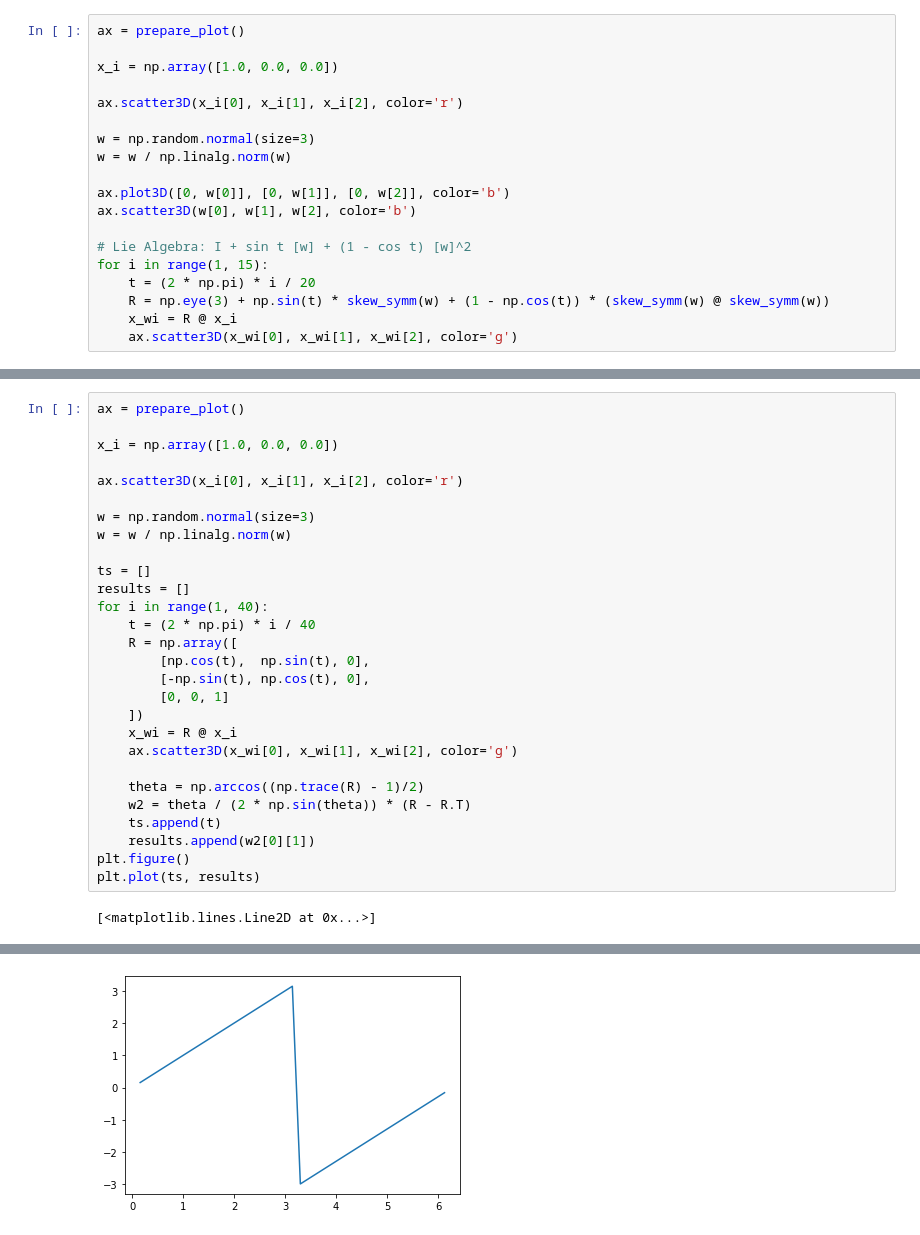
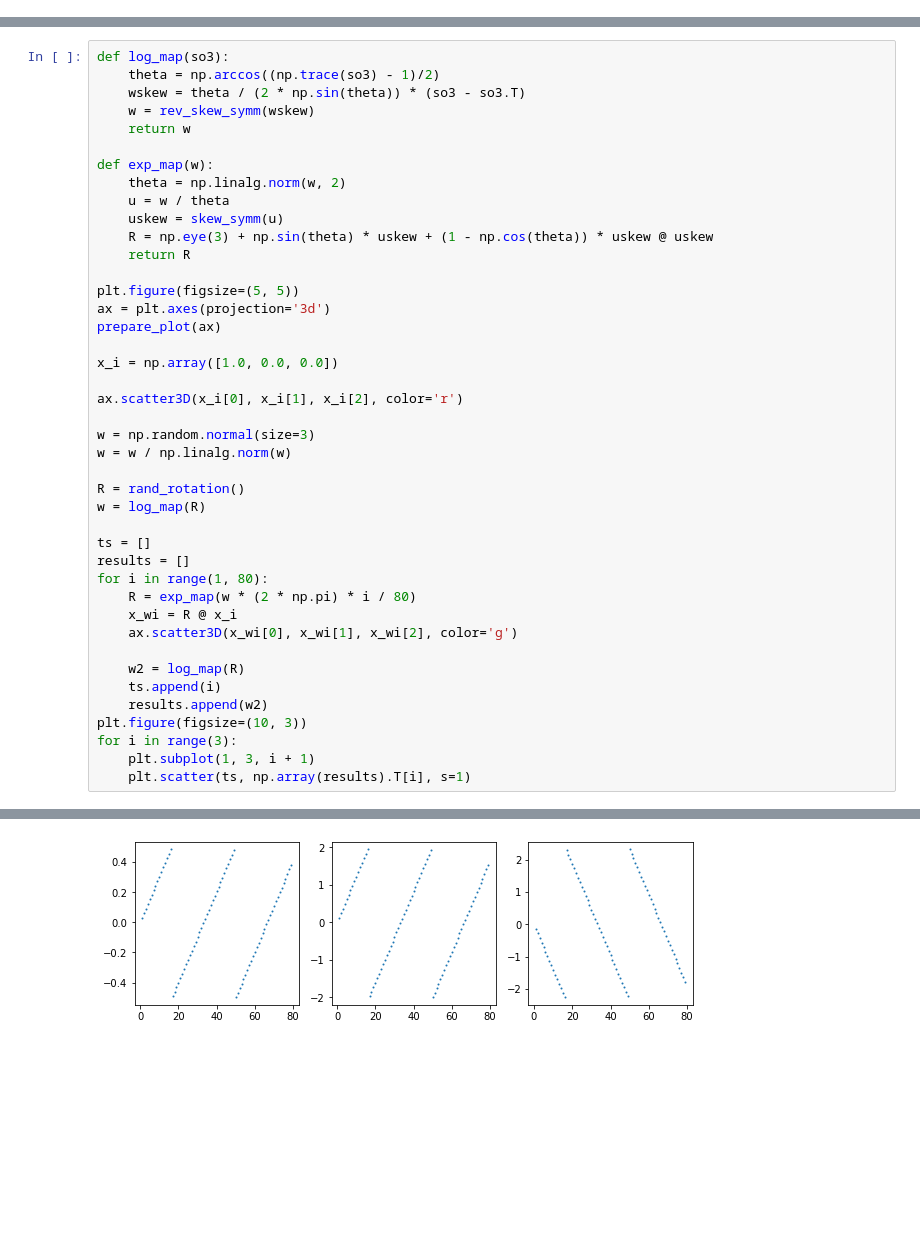
Before and after one commit to dugu9sword/mlvis, a Jupyter notebook: so3.ipynb, the cells around one changed output, grey strips where cells are left out. Cells and saved outputs as stored; diff of their text form; blank space fills up the shorter version.

```diff
--- a/so3.ipynb
+++ b/so3.ipynb
@@ -87,19 +248,0 @@ for i in range(10):
-# %%
-ax = prepare_plot()
-
-x_i = np.array([1.0, 0.0, 0.0])
-
-ax.scatter3D(x_i[0], x_i[1], x_i[2], color='r')
-
-w = np.random.normal(size=3)
-w = w / np.linalg.norm(w)
-
-ax.plot3D([0, w[0]], [0, w[1]], [0, w[2]], color='b')
-ax.scatter3D(w[0], w[1], w[2], color='b')
-
-# Lie Algebra: I + sin t [w] + (1 - cos t) [w]^2
-for i in range(1, 15):
-    t = (2 * np.pi) * i / 20
-    R = np.eye(3) + np.sin(t) * skew_symm(w) + (1 - np.cos(t)) * (skew_symm(w) @ skew_symm(w))
-    x_wi = R @ x_i
-    ax.scatter3D(x_wi[0], x_wi[1], x_wi[2], color='g')
@@ -122,5 +266,20 @@ $$
 # %%
-ax = prepare_plot()
+def log_map(so3):
+    theta = np.arccos((np.trace(so3) - 1)/2)
+    wskew = theta / (2 * np.sin(theta)) * (so3 - so3.T)
+    w = rev_skew_symm(wskew)
+    return w
+
+def exp_map(w):
+    theta = np.linalg.norm(w, 2)
+    u = w / theta
+    uskew = skew_symm(u)
+    R = np.eye(3) + np.sin(theta) * uskew + (1 - np.cos(theta)) * uskew @ uskew
+    return R
+
+plt.figure(figsize=(5, 5))
+ax = plt.axes(projection='3d')
+prepare_plot(ax)
 
 x_i = np.array([1.0, 0.0, 0.0])
 
@@ -129,23 +288,21 @@ ax.scatter3D(x_i[0], x_i[1], x_i[2], color='r')
 w = np.random.normal(size=3)
 w = w / np.linalg.norm(w)
 
+R = rand_rotation()
+w = log_map(R)
+
 ts = []
 results = []
-for i in range(1, 40):
-    t = (2 * np.pi) * i / 40
-    R = np.array([
-        [np.cos(t),  np.sin(t), 0],
-        [-np.sin(t), np.cos(t), 0],
-        [0, 0, 1]
-    ])
+for i in range(1, 80):
+    R = exp_map(w * (2 * np.pi) * i / 80)
     x_wi = R @ x_i
     ax.scatter3D(x_wi[0], x_wi[1], x_wi[2], color='g')
 
-    theta = np.arccos((np.trace(R) - 1)/2)
-    w2 = theta / (2 * np.sin(theta)) * (R - R.T)
-    ts.append(t)
-    results.append(w2[0][1])
-plt.figure()
-plt.plot(ts, results)
+    w2 = log_map(R)
+    ts.append(i)
+    results.append(w2)
+plt.figure(figsize=(10, 3))
+for i in range(3):
+    plt.subplot(1, 3, i + 1)
+    plt.scatter(ts, np.array(results).T[i], s=1)
 # %% [output]
-[<matplotlib.lines.Line2D at 0x...>]
@@ -153 +310 @@ plt.plot(ts, results)
-[figure, old version]
+[figure, new version]
```
Also changed, not shown: parts of 27 cells of this notebook.
